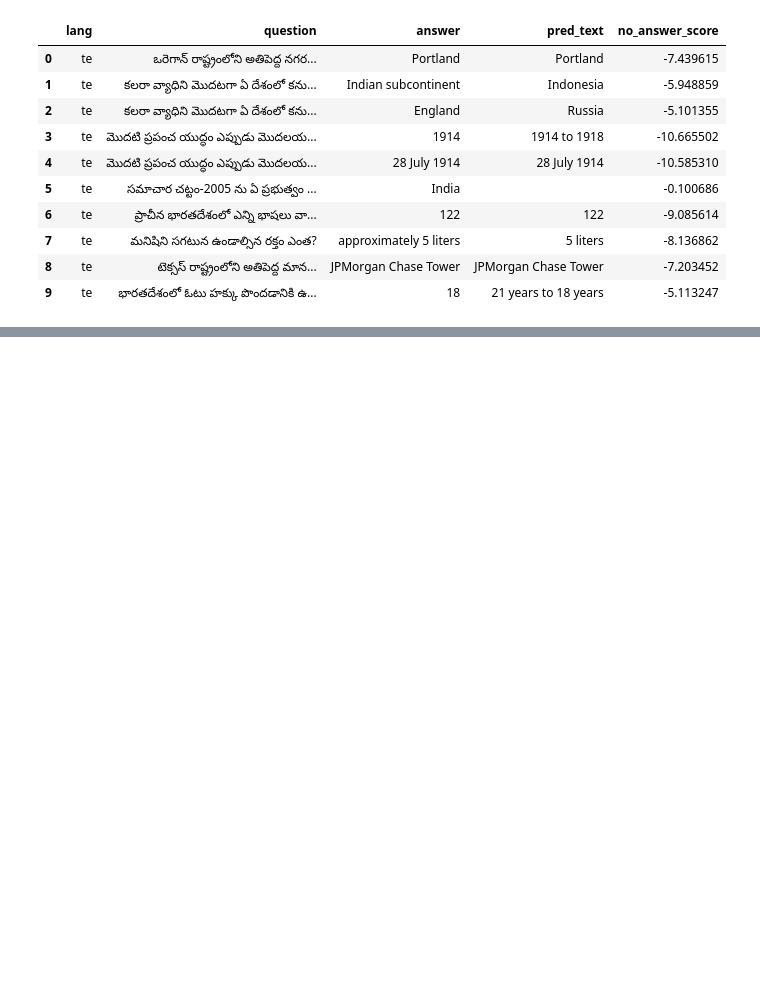
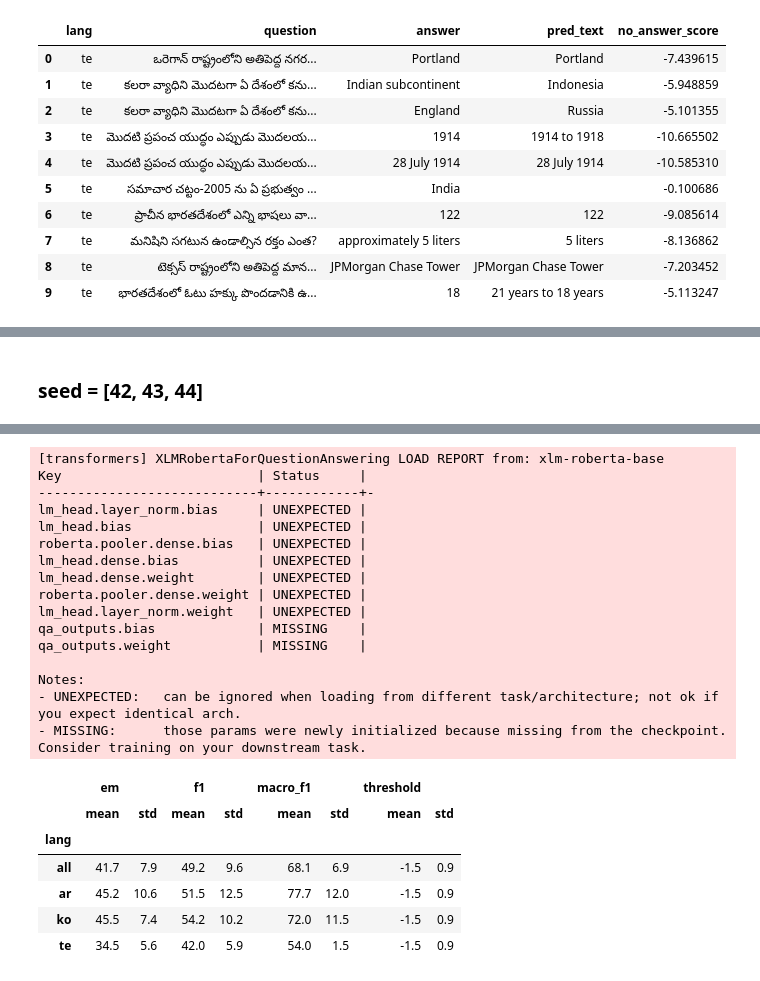
Before and after one commit to Legenden84/msc-nlp-2026, a Jupyter notebook: project_notebooks/nlp_project_w40-41.ipynb, the cells around one changed output, grey strips where cells are left out. Cells and saved outputs as stored; diff of their text form; code cells hidden in the pictures; blank space fills up the shorter version.

```diff
--- a/project_notebooks/nlp_project_w40-41.ipynb
+++ b/project_notebooks/nlp_project_w40-41.ipynb
@@ -745,3 +747,16 @@ squad_metric = load_metric("squad_v2")
 
 def compute_squad(*, references, predictions):
     return squad_metric.compute(references=references, predictions=predictions)
+# %%
+# claude
+# the gold answers
+def squad_answers(example):
+    if example["answerable"]:
+        return {"answers": {"text": [example["answer"]], "answer_start": [example["answer_start"]]}}
+    return {"answers": {"text": [], "answer_start": []}}
+
+qa_datasets["validation"] = qa_datasets["validation"].map(squad_answers)
+# %%
+# lab_6.ipynb
+formatted_predictions = [{'id': str(k), 'prediction_text': v, 'no_answer_probability': 0.0} for k,v in df_val["pred_text"].items()]
+gold = [{'id': example['id'], 'answers': example['answers']} for example in qa_datasets['validation']]
@@ -747,0 +818,40 @@ def compute_squad(*, references, predictions):
+# %% [markdown]
+### seed = [42, 43, 44]
+# %%
+# claude
+# lab_6.ipynb
+seed_scores = [evaluate_qa(df_val, formatted_predictions, gold).assign(seed=42, threshold=no_answer_threshold)]
+model.to('cpu')
+for seed in [43, 44]:
+    enforce_reproducibility(seed)
+    seed_model = AutoModelForQuestionAnswering.from_pretrained("xlm-roberta-base").to(device)
+    optimizer_grouped_parameters = [
+        {'params': [p for n, p in seed_model.named_parameters() if not any(nd in n for nd in no_decay)],
+          'weight_decay': weight_decay},
+        {'params': [p for n, p in seed_model.named_parameters() if any(nd in n for nd in no_decay)], 'weight_decay': 0.0}
+    ]
+    optimizer = AdamW(optimizer_grouped_parameters, lr=lr)
+    scheduler = get_linear_schedule_with_warmup(
+        optimizer,
+        warmup_steps,
+        n_epochs * len(train_dl)
+    )
+    losses = train(
+        seed_model,
+        train_dl,
+        optimizer,
+        scheduler,
+        n_epochs,
+        device
+    )
+    logits = predict(seed_model, val_dl)
+    seed_predictions = post_process_predictions(qa_datasets['validation'], validation_dataset, logits)
+    seed_model.to('cpu')  # lab_6.ipynb
+    df_seed = add_predictions(df_val, seed_predictions)
+    seed_threshold = choose_threshold(df_seed)
+    df_seed = apply_threshold(df_seed, seed_threshold)
+    seed_formatted_predictions = [{'id': str(k), 'prediction_text': v, 'no_answer_probability': 0.0} for k,v in df_seed["pred_text"].items()]
+    seed_scores.append(evaluate_qa(df_seed, seed_formatted_predictions, gold).assign(seed=seed, threshold=seed_threshold))
+
+pd.concat(seed_scores).groupby("lang", sort=False)[["em", "f1", "macro_f1", "threshold"]].agg(["mean", "std"]).round(1)
+# %% [output]
@@ -747,0 +874,23 @@ def compute_squad(*, references, predictions):
+[transformers] XLMRobertaForQuestionAnswering LOAD REPORT from: xlm-roberta-base
+Key                         | Status     |
+----------------------------+------------+-
+lm_head.layer_norm.bias     | UNEXPECTED |
+lm_head.bias                | UNEXPECTED |
+roberta.pooler.dense.bias   | UNEXPECTED |
+lm_head.dense.bias          | UNEXPECTED |
+lm_head.dense.weight        | UNEXPECTED |
+roberta.pooler.dense.weight | UNEXPECTED |
+lm_head.layer_norm.weight   | UNEXPECTED |
+qa_outputs.bias             | MISSING    |
+qa_outputs.weight           | MISSING    |
+
+Notes:
+- UNEXPECTED:   can be ignored when loading from different task/architecture; not ok if you expect identical arch.
+- MISSING:      those params were newly initialized because missing from the checkpoint. Consider training on your downstream task.
+|  | em |  | f1 |  | macro_f1 |  | threshold |  |
+|  | mean | std | mean | std | mean | std | mean | std |
+| lang |  |  |  |  |  |  |  |  |
+| all | 41.7 | 7.9 | 49.2 | 9.6 | 68.1 | 6.9 | -1.5 | 0.9 |
+| ar | 45.2 | 10.6 | 51.5 | 12.5 | 77.7 | 12.0 | -1.5 | 0.9 |
+| ko | 45.5 | 7.4 | 54.2 | 10.2 | 72.0 | 11.5 | -1.5 | 0.9 |
+| te | 34.5 | 5.6 | 42.0 | 5.9 | 54.0 | 1.5 | -1.5 | 0.9 |
```
Also changed, not shown: parts of 15 cells of this notebook.
